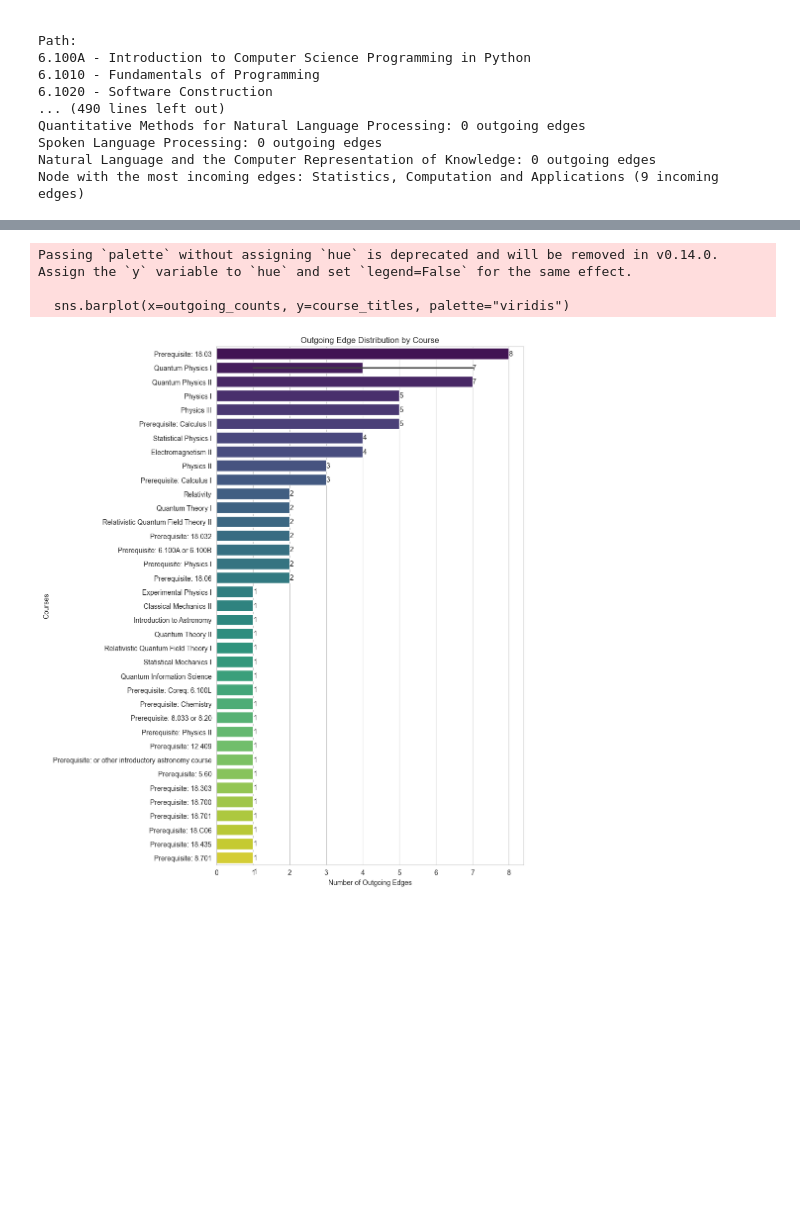
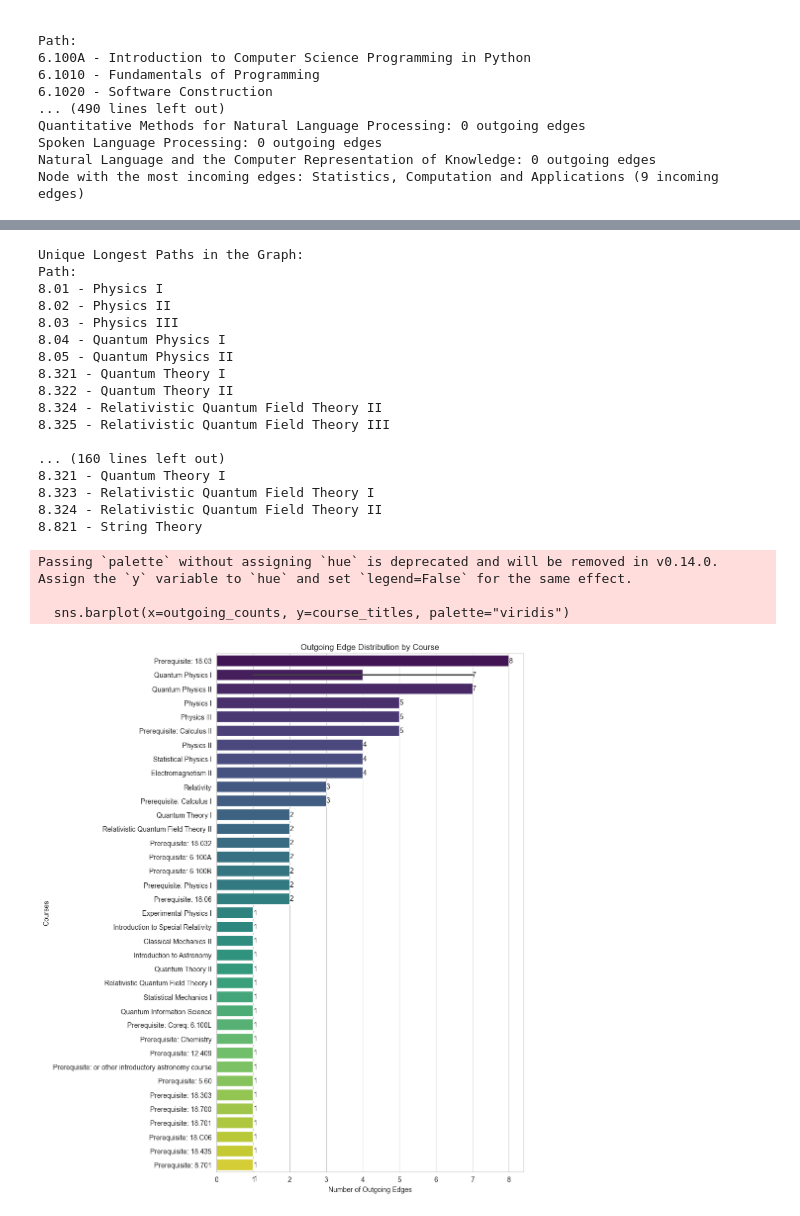
Before and after one commit to hansgundlach/CourseGraph, a Jupyter notebook: prototype.ipynb, the cells around one changed output, grey strips where cells are left out. Drawn from its saved outputs; the diff is of its cells as text; code cells hidden in the pictures; blank space fills up the shorter version.

```diff
--- a/prototype.ipynb
+++ b/prototype.ipynb
@@ -287,7 +287,7 @@ output_html = "Graphs/cs_final_graph.html"
 # Generate the course graph
 net = create_tree_graph(json_file, output_html)
 # %%
-def sort_and_print_outgoing_edges(net):
+def graph_outgoing_edges(net):
     # Calculate outgoing edges for each node
     outgoing_edges = {node['id']: 0 for node in net.nodes}
 
@@ -325,7 +325,7 @@ def sort_and_print_outgoing_edges(net):
     plt.show()
 
 
-sort_and_print_outgoing_edges(net)
+graph_outgoing_edges(net)
 # %% [output]
 Passing `palette` without assigning `hue` is deprecated and will be removed in v0.14.0. Assign the `y` variable to `hue` and set `legend=False` for the same effect.
 
@@ -334,15 +334,37 @@ Passing `palette` without assigning `hue` is deprecated and will be removed in v
 # %%
 #do analysis of physics courses
 json_file = "physics_courses.json"  # Update with the correct path if needed
 output_html = "Graphs/physics_graph.html"
 # Generate the course graph
 physics_net = create_course_graph(json_file, output_html)
 find_unique_longest_paths_in_graph(physics_net)
 
+#make tree graph
+json_file = "physics_courses.json"  # Update with the correct path if needed
+output_html = "Graphs/physics_tree_graph.html"
+# Generate the course graph
+physics_net = create_tree_graph(json_file, output_html)
 
-sort_and_print_outgoing_edges(physics_net)
+graph_outgoing_edges(physics_net)
 # %% [output]
-Passing `palette` without assigning `hue` is deprecated and will be removed in v0.14.0. Assign the `y` variable to `hue` and set `legend=False` for the same effect.
+Unique Longest Paths in the Graph:
+Path:
+8.01 - Physics I
+8.02 - Physics II
+8.03 - Physics III
+8.04 - Quantum Physics I
+8.05 - Quantum Physics II
+8.321 - Quantum Theory I
+8.322 - Quantum Theory II
+8.324 - Relativistic Quantum Field Theory II
+8.325 - Relativistic Quantum Field Theory III
 
-  sns.barplot(x=outgoing_counts, y=course_titles, palette="viridis")
+... (160 lines left out)
+8.321 - Quantum Theory I
+8.323 - Relativistic Quantum Field Theory I
+8.324 - Relativistic Quantum Field Theory II
+8.821 - String Theory
+Passing `palette` without assigning `hue` is deprecated and will be removed in v0.14.0. Assign the `y` variable to `hue` and set `legend=False` for the same effect.
+
+  sns.barplot(x=outgoing_counts, y=course_titles, palette="viridis")
-[figure, old version]
+[figure, new version]
```
Also changed, not shown: parts of 3 cells of this notebook, 9 other files.
